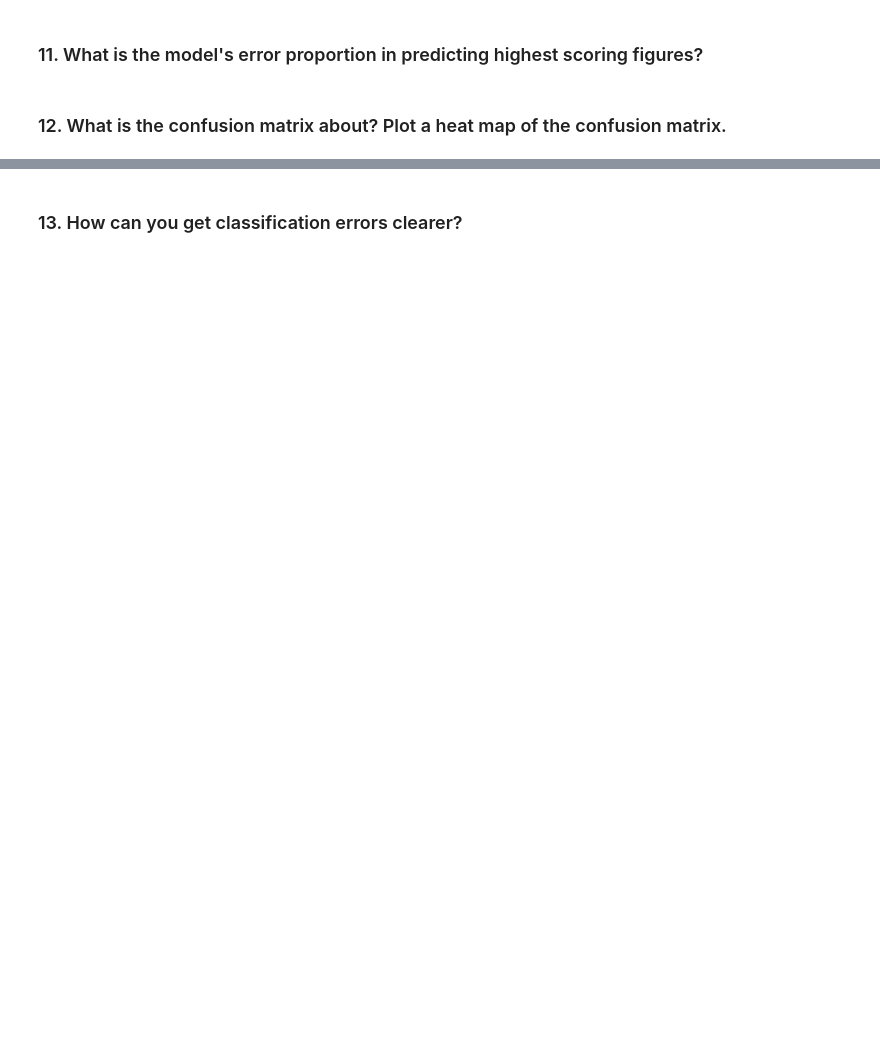
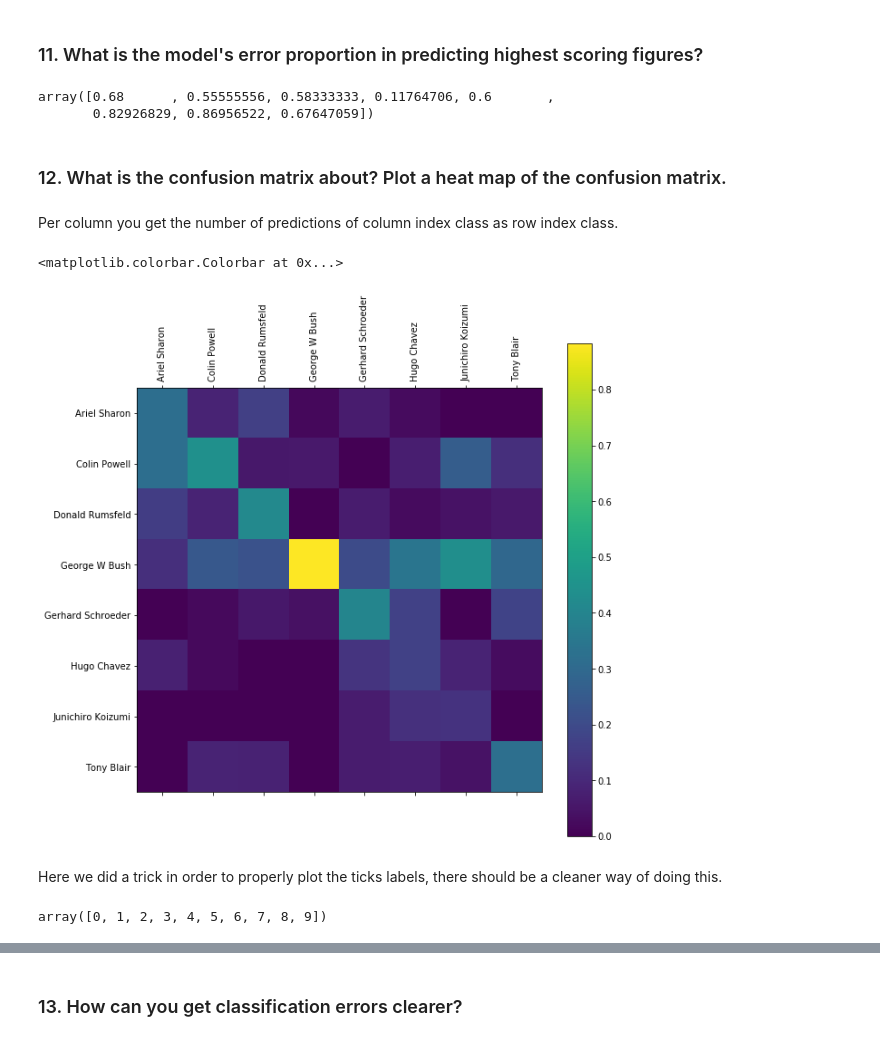
Before and after one commit to sneelapu77/IntroPyForDataScience, a Jupyter notebook: Exam/Exam_fall_17.ipynb, the cells around one changed output, grey strips where cells are left out. Saved outputs shown, nothing was run; the diff lists cells and outputs as text; code cells hidden in the pictures; blank space fills up the shorter version.

```diff
--- a/Exam/Exam_fall_17.ipynb
+++ b/Exam/Exam_fall_17.ipynb
@@ -235,4 +235,30 @@ array([[0.23529412, 0.02325581, 0.22222222, 0.03174603, 0.        ,
 # %% [markdown]
 ### 11. What is the model's error proportion in predicting highest scoring figures?
+# %%
+error_prop = 1 - acc_prop
+error_prop
+# %% [output]
+array([0.68      , 0.55555556, 0.58333333, 0.11764706, 0.6       ,
+       0.82926829, 0.86956522, 0.67647059])
 # %% [markdown]
 ### 12. What is the confusion matrix about? Plot a heat map of the confusion matrix.
+# %% [markdown]
+Per column you get the number of predictions of column index class as row index class.
+# %%
+%matplotlib inline
+fig, ax = plt.subplots(figsize=(10, 10))
+heat_m = ax.matshow(conf_m_prop)
+ax.set_yticks(np.arange(len(figures.target_names)))
+ax.set_xticks(np.arange(len(figures.target_names)))
+ax.set_yticklabels(figures.target_names)
+ax.set_xticklabels(figures.target_names, rotation=90)
+fig.colorbar(heat_m, )
+# %% [output]
+<matplotlib.colorbar.Colorbar at 0x...>
+[figure, added]
+# %% [markdown]
+Here we did a trick in order to properly plot the ticks labels, there should be a cleaner way of doing this.
+# %%
+np.arange(10)
+# %% [output]
+array([0, 1, 2, 3, 4, 5, 6, 7, 8, 9])
```
Also changed, not shown: parts of 14 cells of this notebook.
